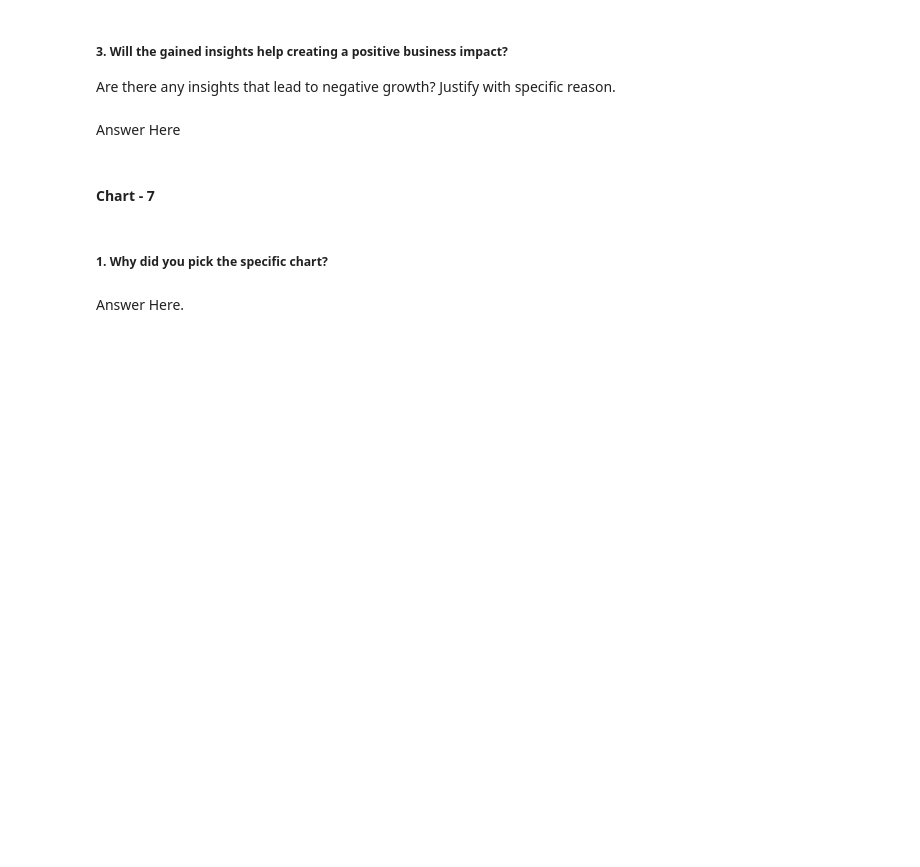
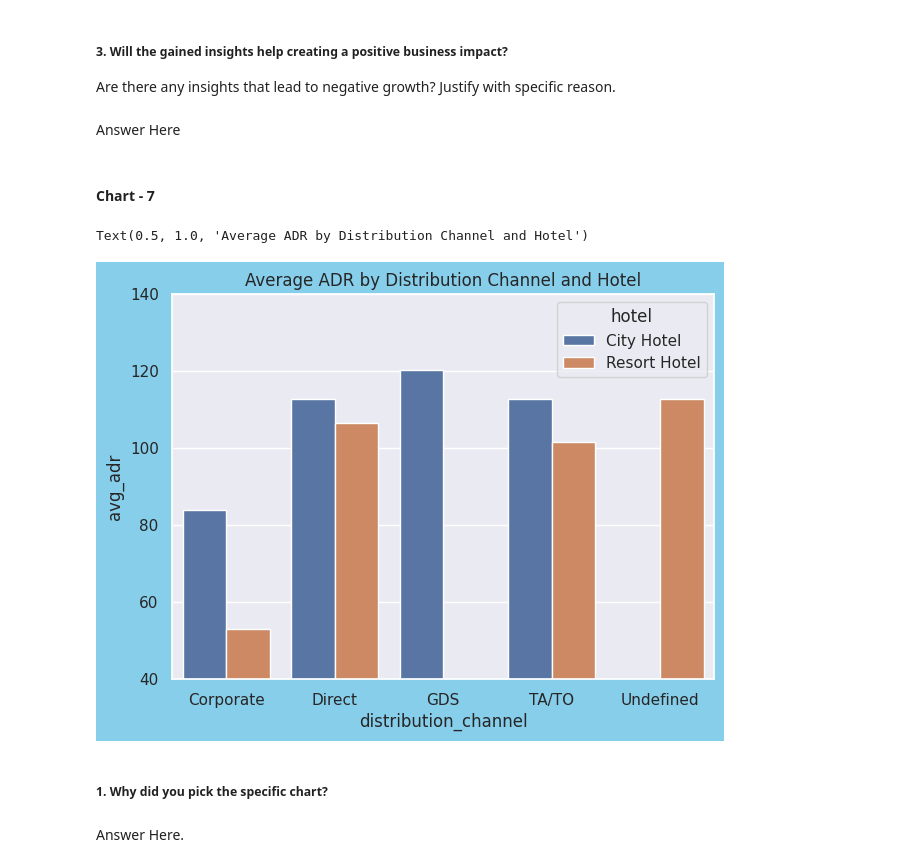
Before and after one commit to aayusharma01/Capstone_Proj, a Jupyter notebook: Hotel_Booking_Analysis.ipynb, the cells around one changed output. Drawn from its saved outputs; the diff is of its cells as text; code cells hidden in the pictures; blank space fills up the shorter version.

```diff
--- a/Hotel_Booking_Analysis.ipynb
+++ b/Hotel_Booking_Analysis.ipynb
@@ -537,3 +549,16 @@ Answer Here
+# %%
+# Chart - 7 visualization code
+#Which distribution channel brings better revenue generating deals for hotels?
+
+group_by_dc_hotel = df1.groupby(['distribution_channel', 'hotel'])
+d5 = pd.DataFrame(round((group_by_dc_hotel['adr']).agg(np.mean),2)).reset_index().rename(columns = {'adr': 'avg_adr'})
+plt.figure(figsize = (7,5),facecolor ="skyblue")
+sns.barplot(x = d5['distribution_channel'], y = d5['avg_adr'], hue = d5['hotel'])
+plt.ylim(40,140)
+plt.title('Average ADR by Distribution Channel and Hotel')
+# %% [output]
+Text(0.5, 1.0, 'Average ADR by Distribution Channel and Hotel')
+[figure, added]
 # %% [markdown]
 ##### 1. Why did you pick the specific chart?
 # %% [markdown]
```
Also changed, not shown: parts of 67 cells of this notebook.
